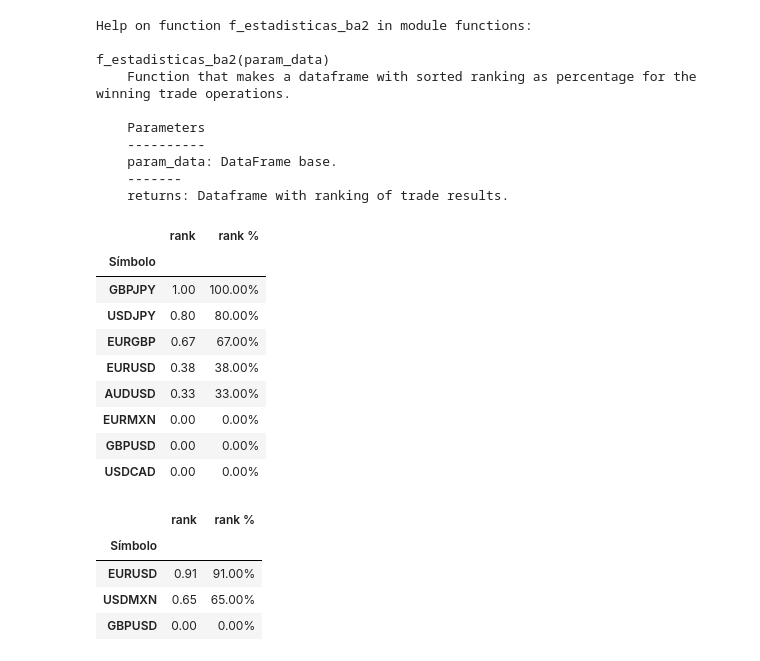
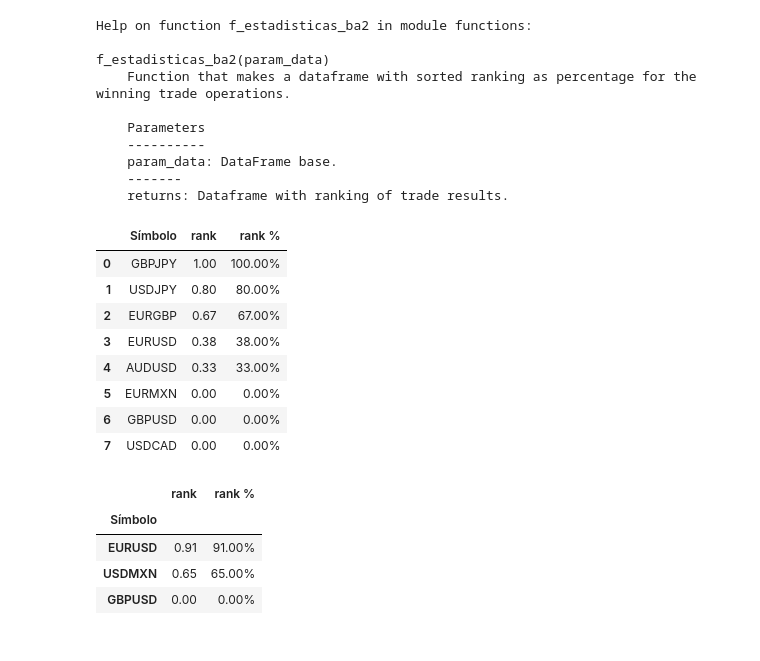
Before and after one commit to EstebanMqz/MyST_LAB_3_E3, a Jupyter notebook: notebook.ipynb, the cells around one changed output. Saved outputs shown, nothing was run; the diff lists cells and outputs as text; code cells hidden in the pictures.

```diff
--- a/notebook.ipynb
+++ b/notebook.ipynb
@@ -416,19 +416,18 @@ f_estadisticas_ba2(param_data)
     -------
     returns: Dataframe with ranking of trade results.
 # %%
-df_1_ranking=fn.f_estadisticas_ba2(data_c)
+df_1_ranking=fn.f_estadisticas_ba2(data_c).reset_index()
 df_1_ranking
 # %% [output]
-|  | rank | rank % |
-| Símbolo |  |  |
-| GBPJPY | 1.00 | 100.00% |
-| USDJPY | 0.80 | 80.00% |
-| EURGBP | 0.67 | 67.00% |
-| EURUSD | 0.38 | 38.00% |
-| AUDUSD | 0.33 | 33.00% |
-| EURMXN | 0.00 | 0.00% |
-| GBPUSD | 0.00 | 0.00% |
-| USDCAD | 0.00 | 0.00% |
+|  | Símbolo | rank | rank % |
+| 0 | GBPJPY | 1.00 | 100.00% |
+| 1 | USDJPY | 0.80 | 80.00% |
+| 2 | EURGBP | 0.67 | 67.00% |
+| 3 | EURUSD | 0.38 | 38.00% |
+| 4 | AUDUSD | 0.33 | 33.00% |
+| 5 | EURMXN | 0.00 | 0.00% |
+| 6 | GBPUSD | 0.00 | 0.00% |
+| 7 | USDCAD | 0.00 | 0.00% |
 # %%
 df_2_ranking=fn.f_estadisticas_ba2(data_e)
 df_2_ranking
```
Also changed, not shown: parts of 5 cells of this notebook, 2 other files.
